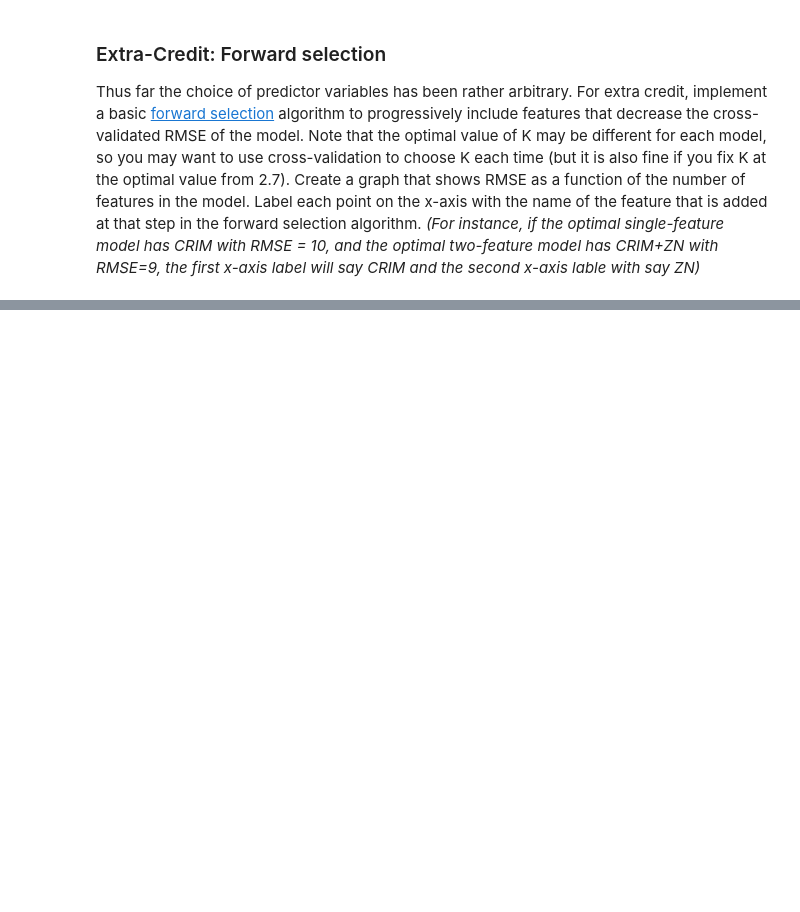
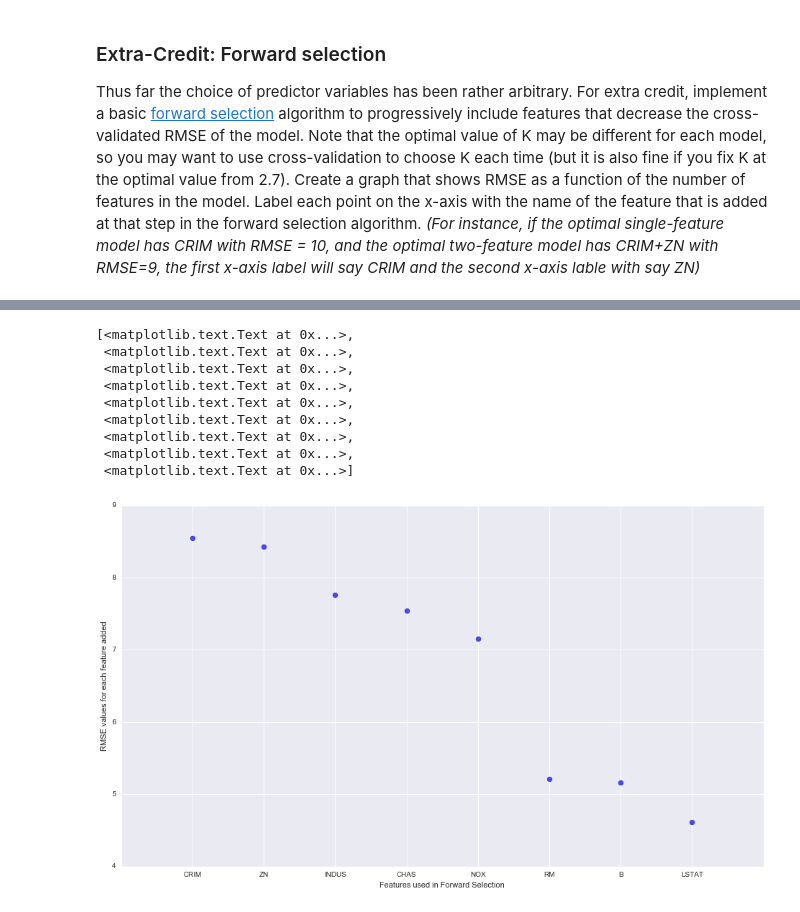
Before and after one commit to abhi32ag/Data_Science_2, a Jupyter notebook: Assignments/Problem_Set_3/INFX574-PS3.ipynb, the cells around one changed output, grey strips where cells are left out. Drawn from its saved outputs; the diff is of its cells as text; code cells hidden in the pictures; blank space fills up the shorter version.

Commit message:
Forward selection implemented with final graph

```diff
--- a/Assignments/Problem_Set_3/INFX574-PS3.ipynb
+++ b/Assignments/Problem_Set_3/INFX574-PS3.ipynb
@@ -611,12 +611,14 @@ feature_dict = {0: 'CRIM',
                 11: 'B',
                 12: 'LSTAT'}
 feats = ()
-for i in range(14):
+rmse_total_list = []
+for i in range(13):
     if i == 0:
         feats += (feature_dict.get(i),)
         features = list(feats)
         rmse_list =  k_cross_validation(total_data, features = features, folds = 10, k = 4, L=2, verbose=False)
         rmse = np.array(rmse_list).mean()
+        rmse_total_list.append(rmse)
         print 'Features :{0}'.format(list(feats))
         print 'RMSE: {0}'.format(rmse)
     else:
@@ -631,7 +633,8 @@ for i in range(14):
         else:
             print 'Features :{0}'.format(list(feats))
             rmse = rmse2
+            rmse_total_list.append(rmse)
             print 'RMSE: {0}'.format(rmse)
 
-print rmse
+print rmse_total_list
 # %% [output]
@@ -641,0 +658,17 @@ RMSE: 9.01667675031
+# %%
+fig, ax = plt.subplots(figsize = (16,9))
+ax.scatter(x = range(len(feats)), y = rmse_total_list, s = 50, alpha = 0.7)
+ax.set_xlabel('Features used in Forward Selection')
+ax.set_ylabel('RMSE values for each feature added')
+ax.set_xticklabels([' '] + list(feats))
+# %% [output]
+[<matplotlib.text.Text at 0x...>,
+ <matplotlib.text.Text at 0x...>,
+ <matplotlib.text.Text at 0x...>,
+ <matplotlib.text.Text at 0x...>,
+ <matplotlib.text.Text at 0x...>,
+ <matplotlib.text.Text at 0x...>,
+ <matplotlib.text.Text at 0x...>,
+ <matplotlib.text.Text at 0x...>,
+ <matplotlib.text.Text at 0x...>]
+[figure, added]
```
Also changed, not shown: parts of 2 cells of this notebook.
